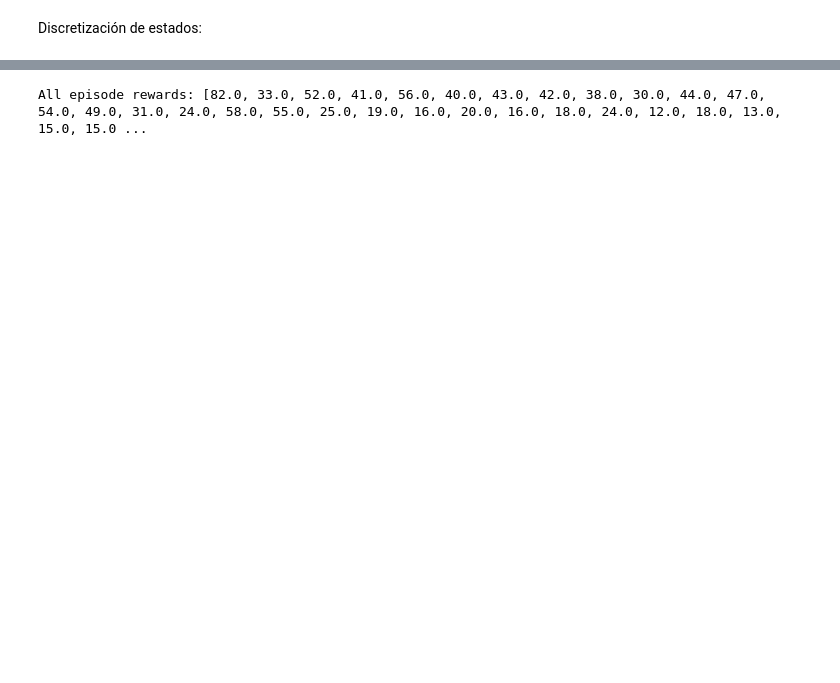
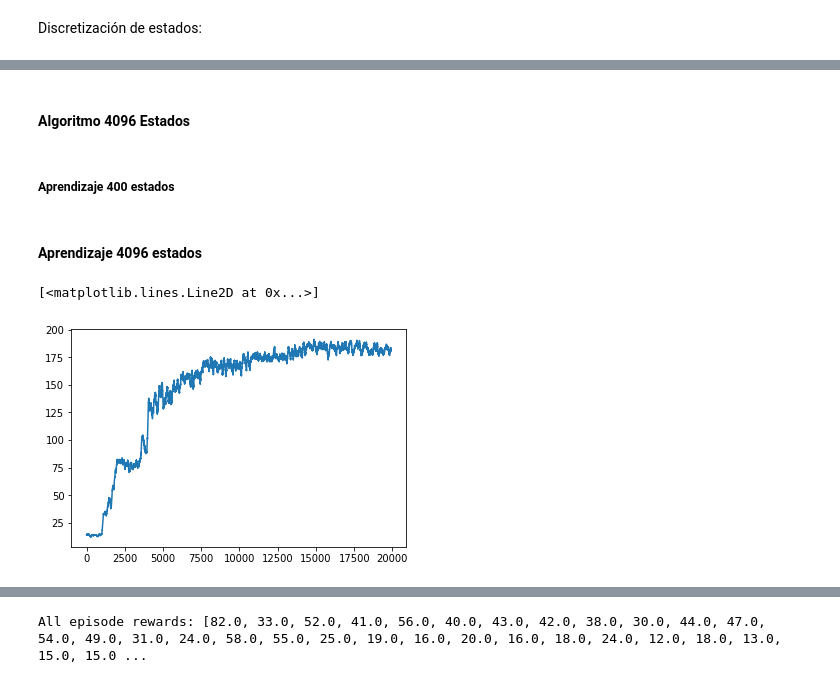
Before and after one commit to santiagorodavil/tareas_reinfocement, a Jupyter notebook: Taller4/Taller4.ipynb, the cells around one changed output, grey strips where cells are left out. Drawn from its saved outputs; the diff is of its cells as text; code cells hidden in the pictures; blank space fills up the shorter version.

```diff
--- a/Taller4/Taller4.ipynb
+++ b/Taller4/Taller4.ipynb
@@ -413,0 +257,4 @@ Episode 1: reward: 38.000, steps: 38
+# %%
+policy_4096_Qlearn=init_policy_4096()
+for state_4096 in states_4096:
+    policy_4096_Qlearn[state_4096],_=eps_greedy(Q_4096_Qlearn,tuple(state_4096),0)
@@ -413,0 +310,31 @@ Episode 1: reward: 38.000, steps: 38
+# %%
+def SARSA_400(Q,gamma=0.9,alpha=0.01,epsilon=0.1):
+
+    G=0
+    terminated,truncated=False,False
+
+    observation = env.reset()
+    observation=discretize_400(observation)
+    action,_=eps_greedy(Q,observation,epsilon)
+
+    while not (terminated or truncated):
+
+
+        observation_, reward, terminated, truncated = env.step(action)
+        observation_=discretize_400(observation_)
+        action_,_ = eps_greedy(Q,observation_,epsilon)
+
+        G+=reward
+
+        if terminated or truncated:
+            Q_=0
+        else:
+            Q_=Q[observation_][action_]
+
+        Q[observation][action]+=alpha*(reward+gamma*Q_-Q[observation][action])
+        observation=observation_
+        action = action_
+
+    return Q,G
+# %% [markdown]
+#### Algoritmo 4096 Estados
@@ -413,0 +368,19 @@ Episode 1: reward: 38.000, steps: 38
+# %% [markdown]
+##### Aprendizaje 400 estados
+# %%
+Gs_400_SARSA=[]
+
+for i in range(experimentos):
+    Q_400_SARSA=init_Q_400()
+    Gs_experimento=[]
+    for i in tqdm(range(episodios_aprendizaje)):
+        Q_400_SARSA,G=SARSA_400(Q_400_SARSA)
+        Gs_experimento.append(G)
+    Gs_400_SARSA.append(Gs_experimento)
+# %% [markdown]
+#### Aprendizaje 4096 estados
+# %%
+plt.plot(running_mean(np.mean(Gs_400_SARSA,axis=0),100))
+# %% [output]
+[<matplotlib.lines.Line2D at 0x...>]
+[figure, added]
```
Also changed, not shown: parts of 74 cells of this notebook, 4 other files.
